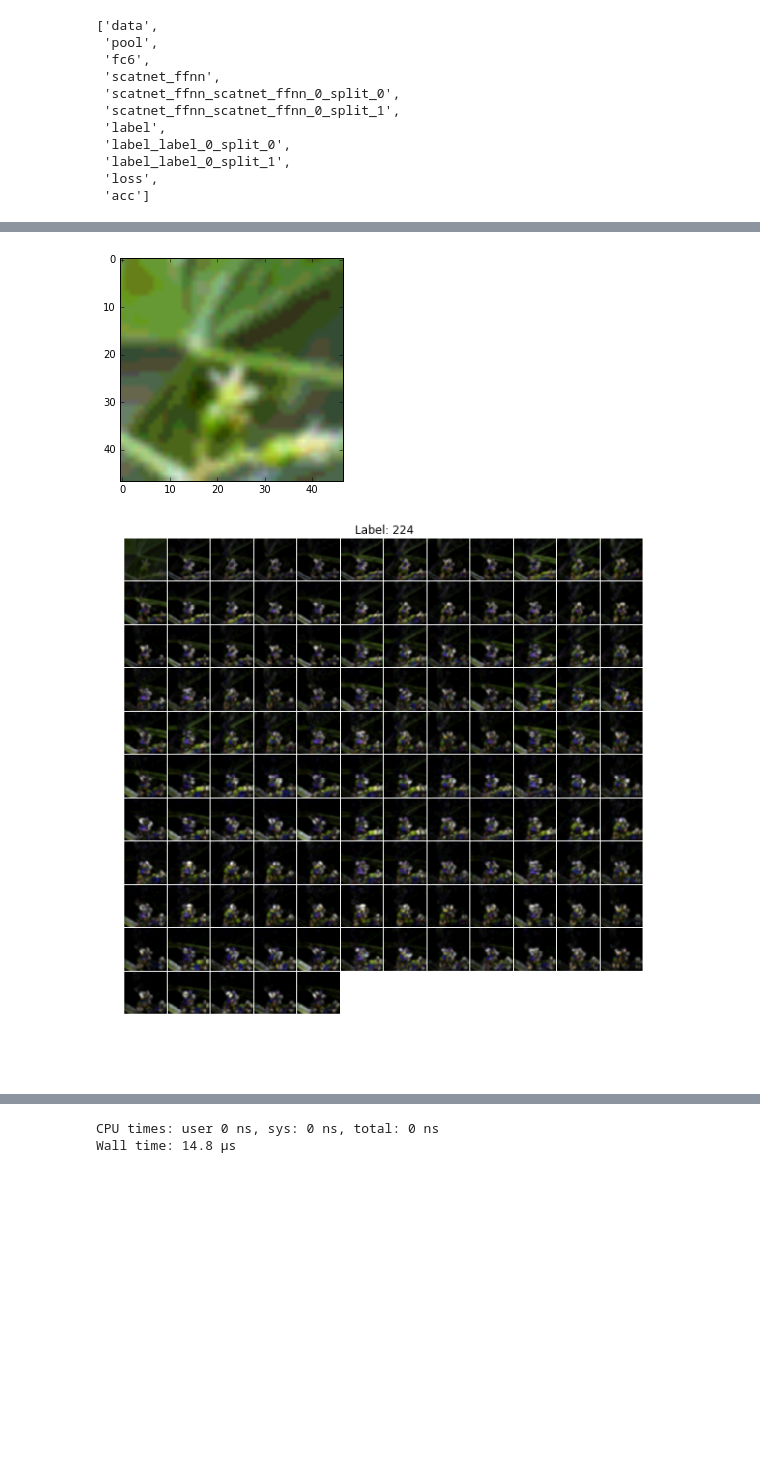
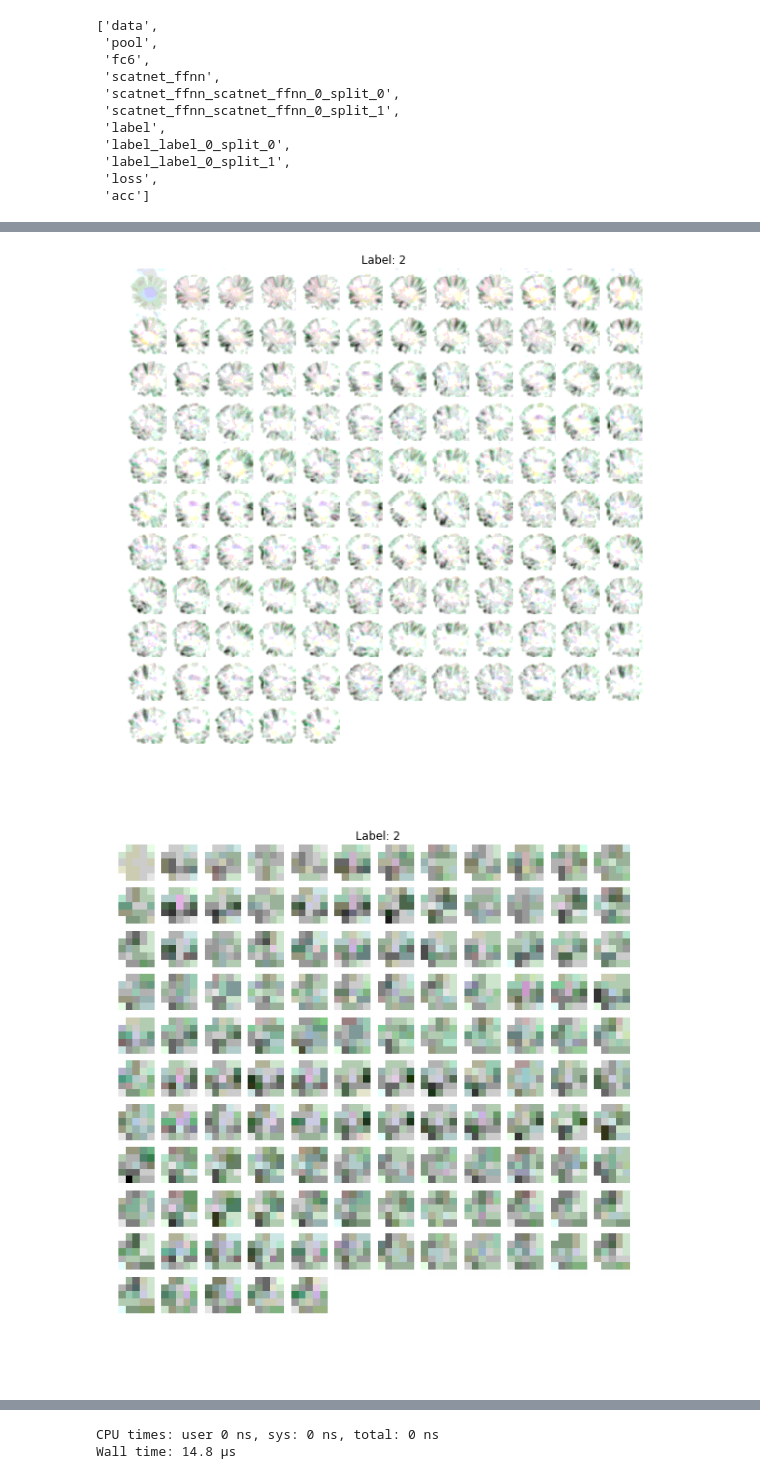
Before and after one commit to ladsmund/plantclef, a Jupyter notebook: notebooks/Transfer_scatdata.ipynb, the cells around one changed output, grey strips where cells are left out. Saved outputs shown, nothing was run; the diff lists cells and outputs as text; code cells hidden in the pictures; blank space fills up the shorter version.

```diff
--- a/notebooks/Transfer_scatdata.ipynb
+++ b/notebooks/Transfer_scatdata.ipynb
@@ -85,7 +83,8 @@ def classifier(data, label, classifier_name, num_classes, train=False, output_pa
 
     n.pool = L.Pooling(n.data, pool=P.Pooling.MAX, kernel_size=11, stride=10)
 
-    n.fc6, n.relu6 = fc_relu(n.pool, 4096, param=learned_param)
+    n.fc6, n.relu6 = fc_relu(n.pool, 128, param=learned_param)
+#    n.fc6, n.relu6 = fc_relu(n.pool, 4096, param=learned_param)
     if train:
         n.drop6 = fc7input = L.Dropout(n.relu6, in_place=True)
     else:
@@ -111,20 +110,26 @@ def classifier(data, label, classifier_name, num_classes, train=False, output_pa
             f.write(str(n.to_proto()))
             return f.name
 # %%
-BATCH_SIZE = 32
+BATCH_SIZE = 2
 
 L.Data()
 
 data_layer = L.Data(
     batch_size=BATCH_SIZE,
     backend=P.Data.LMDB,
-    source='/home/ffw/workspace/plantCLEF/data/train_lmdb_data',
+    source='/home/ffw/scratch/plantClef/scatnet_output/train/a4_m3_s1s2s4_f2/lmdb_data/',
+    transform_param={
+        "scale": 0.0078125,
+        "mean_value": 64},
     ntop=1)
 
 label_layer = L.Data(
     batch_size=BATCH_SIZE,
     backend=P.Data.LMDB,
-    source='/home/ffw/workspace/plantCLEF/data/train_lmdb_labels/',
+    source='/home/ffw/scratch/plantClef/scatnet_output/train//a4_m3_s1s2s4_f2/lmdb_labels/',
+    transform_param={
+        "scale": 0.0078125,
+        "mean_value": 64},
     ntop=1)
 '''
 data_layer, label_layer = L.Data(
@@ -139,4 +144,4 @@ data_layer, label_layer = L.Data(
 
 
 proto_file = classifier(data_layer, label_layer, classifier_name='scatnet_ffnn', num_classes=967, train=True, output_path="/home/ffw/transfer.prototxt")
-!cat $proto_file
+#!cat $proto_file
@@ -204,3 +191,12 @@ def show_output(net, indx=0, blob_key='data'):
     mask = get_layers_sizes(nangles, max_order, scales, nchannels_input=3)
     tmp = np.concatenate([tmp[mask==0],tmp[mask==1],tmp[mask==2]],3)
     vis_square(1-(tmp[0:,:,:,::-1]))
+# %%
+# Index 6 is image 100025.jpg
+select_index = 0
+
+img = net.blobs['data'].data[select_index,0:3,...].transpose([1,2,0]).copy()
+img = -img[:,:,::-1]
+img -= img.min()
+img /= img.max()
+plt.imshow(img[:,:,:])
@@ -207,22 +206,13 @@ def show_output(net, indx=0, blob_key='data'):
 # %%
-# Index 6 is image 100025.jpg
-select_index = 19
-
-img = net.blobs['data'].data[select_index,0:3,...].transpose([1,2,0]).copy()
-img = -img[:,:,::-1]
-img -= img.min()
-img /= img.max()
-plt.imshow(img[:,:,:])
-
 figsize=(10,10)
 
 plt.figure(figsize=figsize)
 plt.title("Label: %.0f"%net.blobs['label'].data[select_index])
 show_output(net, select_index)
 
 plt.figure(figsize=figsize)
 plt.title("Label: %.0f"%net.blobs['label'].data[select_index])
 show_output(net, select_index,blob_key='pool')
 # %% [output]
-[figure, old version]
+[figure, new version]
-[figure, old version]
+[figure, new version]
```
Also changed, not shown: parts of 8 cells of this notebook, 2 other files.
